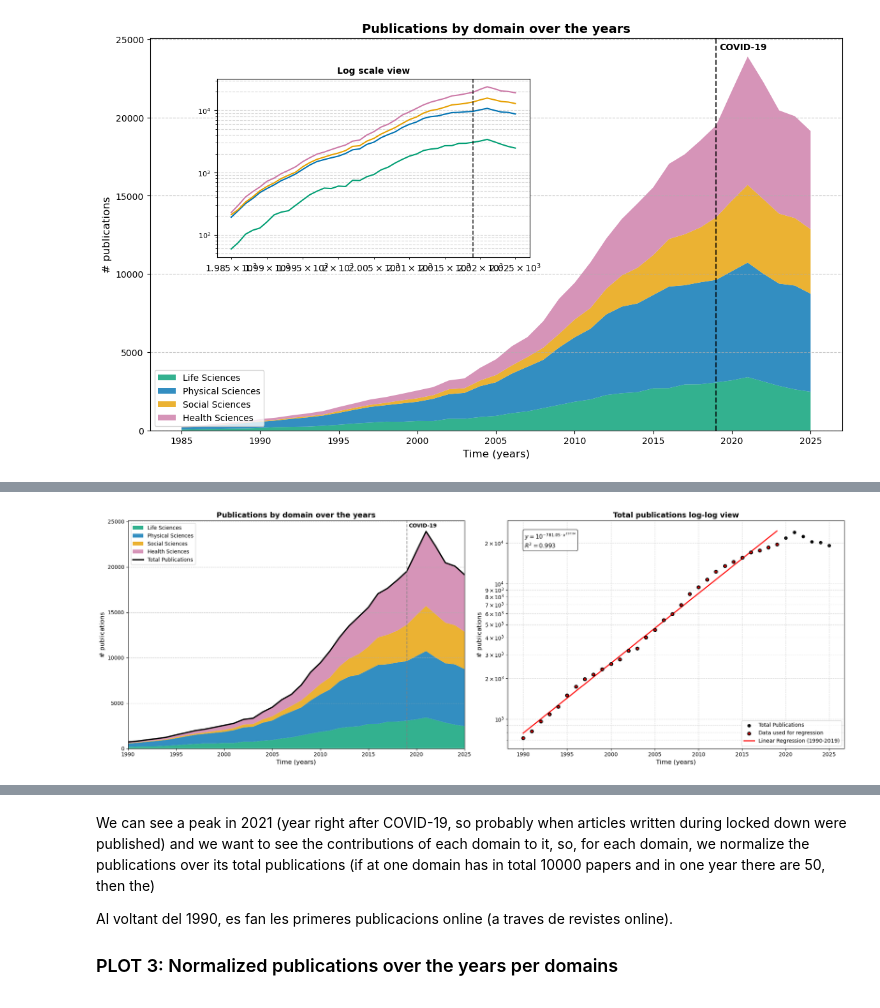
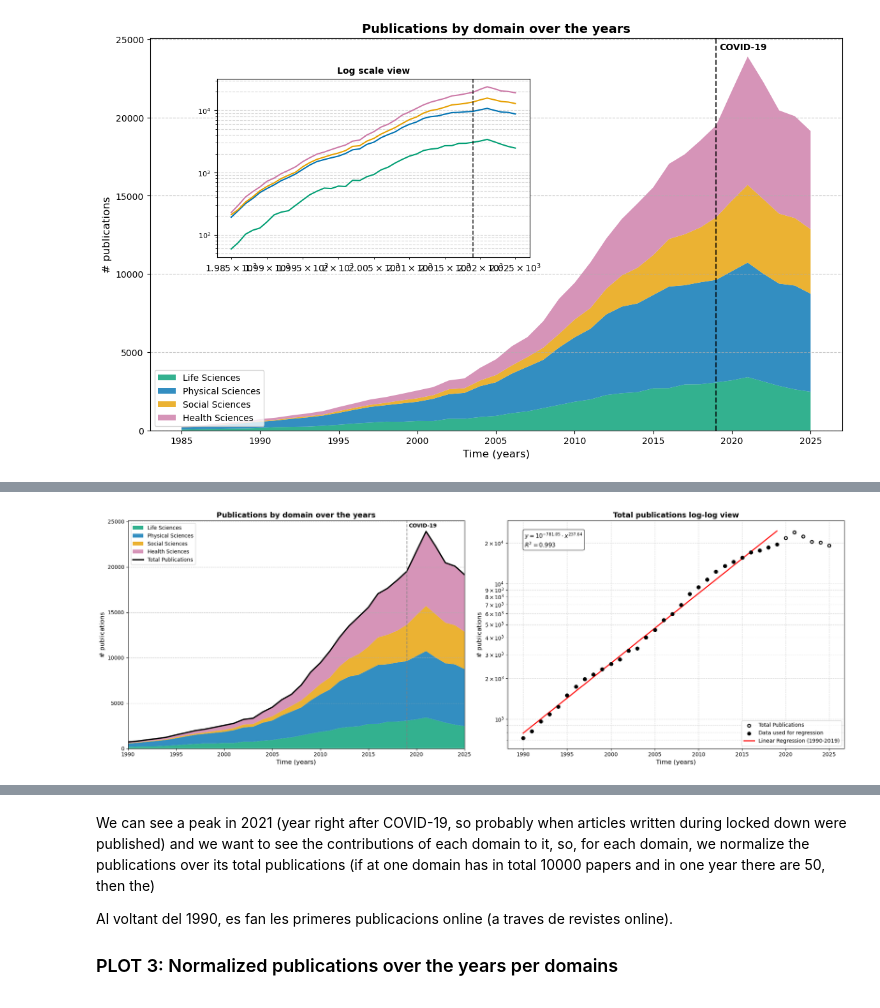
Before and after one commit to AdriRed/science-squared-avbd, a Jupyter notebook: notebooks/05_alba_domains_topics_plots.ipynb, the cells around one changed output, grey strips where cells are left out. Saved outputs shown, nothing was run; the diff lists cells and outputs as text; code cells hidden in the pictures.

```diff
--- a/notebooks/05_alba_domains_topics_plots.ipynb
+++ b/notebooks/05_alba_domains_topics_plots.ipynb
@@ -420,7 +418,7 @@ ax_left.axvline(x=2019, color='gray', linestyle='--', linewidth=1.5, alpha=0.8)
 ax_left.text(2019.2, ax_left.get_ylim()[1]*0.97, 'COVID-19', color='black', fontsize=10, fontweight='bold')
 
 # PLOT RIGHT------------------------------------------------------------------------
-ax_right.scatter(anys, total_per_any, color='#000000', s=30, label='Total Publications')
+ax_right.scatter(anys, total_per_any, color='white',edgecolor='#000000',linewidth=1.9, s=30, label='Total Publications')
 
 # LINEAR REGRESSION from 1990 fins tp 2019
 mask = (anys >= 1990) & (anys <= 2019)
@@ -428,7 +426,7 @@ anys_reg = anys[mask]
 total_reg = total_per_any[mask]
 
 #ax_right.scatter(anys[mask], total_per_any[mask], color='red', s=40, edgecolor='white', zorder=3, label='Data used for regression')
-ax_right.scatter(anys[mask], total_per_any[mask], color='red', edgecolor='#000000', linewidths=1.9, s=30, zorder=3, label='Data used for regression')
+ax_right.scatter(anys[mask], total_per_any[mask], color='#000000', edgecolor='#000000', linewidths=1.9, s=30, zorder=3, label='Data used for regression')
 
 log_anys = np.log10(anys_reg) # Linear regression: log(y) = m * log(x) + b, so we adapt that
 log_total = np.log10(total_reg)
@@ -446,7 +444,8 @@ r_squared = 1 - (ss_res / ss_tot)
 x_fit = np.linspace(min(log_anys), max(log_anys), 100)
 y_fit = m * x_fit + b
 ax_right.plot(10**x_fit, 10**y_fit, color='red', linewidth=2, label='Linear Regression (1990-2019)')
-text_eq = "$y = 10^{" + f"{b:.2f}" + " \\cdot x^{" + f"{m:.2f}" + "} }$\n" + "$R^2 = " + f"{r_squared:.3f}" + "$"
+#text_eq = "$y = 10^{" + f"{b:.2f}" + " \\cdot x^{" + f"{m:.2f}" + "} }$\n" + "$R^2 = " + f"{r_squared:.3f}" + "$"
+text_eq = f"$y = 10^{{{b:.2f}}} \\cdot x^{{{m:.2f}}}$\n$R^2 = {r_squared:.3f}$"
 ax_right.text(0.05, 0.95, text_eq, transform=ax_right.transAxes, fontsize=11,
              verticalalignment='top', bbox=dict(boxstyle='round', facecolor='white', alpha=0.8))
 ax_right.set_xscale('log')
@@ -457,31 +456,31 @@ ax_right.set_ylabel("# publications", fontsize=12)
 
 anys_x = [1990, 1995, 2000, 2005, 2010, 2015, 2020, 2025]
 ax_right.set_xticks(anys_x)
 ax_right.set_xticklabels(anys_x)
 valors_y = [1e3, 2e3, 3e3, 4e3, 5e3, 6e3, 7e3, 8e3, 9e3, 1e4, 2e4]
 etiquetes_y = [r'$10^3$',
     r'$2 \times 10^3$',
     r'$3 \times 10^3$',
     r'$4 \times 10^3$',
     r'$5 \times 10^3$',
     r'$6 \times 10^3$',
     r'$7 \times 10^3$',
     r'$8 \times 10^3$',
     r'$9 \times 10^3$',
     r'$10^4$',
     r'$2 \times 10^4$']
 ax_right.set_yticks(valors_y)
 ax_right.set_yticklabels(etiquetes_y)
 
 ax_right.grid(True, linestyle='--', alpha=0.5, which='both')
 ax_right.legend(loc='lower right')
 plt.tight_layout()
 
 # Save plots
 output_dir = "../plots/alba"
 os.makedirs(output_dir, exist_ok=True)
 plt.savefig(f"{output_dir}/publications_comparison_with_regression.png", dpi=300, bbox_inches='tight')
 
 plt.show()
 # %% [output]
-[figure, old version]
+[figure, new version]
```
Also changed, not shown: parts of 19 cells of this notebook, 6 other files.
